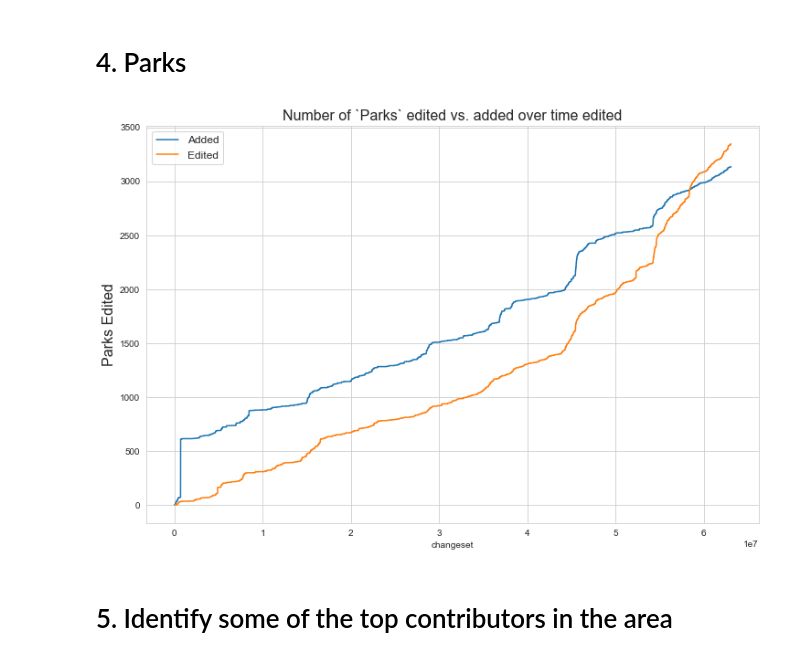
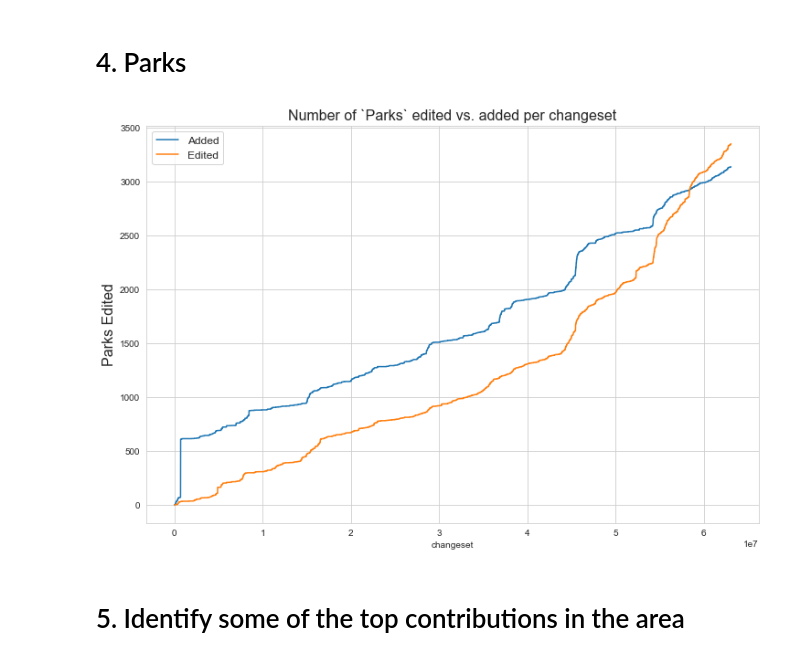
Before and after one commit to jenningsanderson/sotmus-analysis, a Jupyter notebook: analysis/Per-Changeset-Analysis.ipynb, the cells around one changed output. Drawn from its saved outputs; the diff is of its cells as text; code cells hidden in the pictures.

```diff
--- a/analysis/Per-Changeset-Analysis.ipynb
+++ b/analysis/Per-Changeset-Analysis.ipynb
@@ -79,11 +79,11 @@ ax.legend(['Added','Edited'], loc=0, fontsize=12);
 # %%
 sns.set_style('whitegrid')
 ax = df[['parks_added','parks_modified']].cumsum().plot(figsize=(12,8),legend=None)
 ax.set_ylabel("Parks Edited",fontsize=16)
-ax.set_title("Number of `Parks` edited vs. added over time edited",fontsize=16);
+ax.set_title("Number of `Parks` edited vs. added per changeset",fontsize=16);
 ax.legend(['Added','Edited'], loc=0, fontsize=12);
 # %% [output]
-[figure, old version]
+[figure, new version]
 # %% [markdown]
-# 5. Identify some of the top contributors in the area
+# 5. Identify some of the top contributions in the area
 # %%
```
Also changed, not shown: parts of 3 cells of this notebook, 6 other files.
